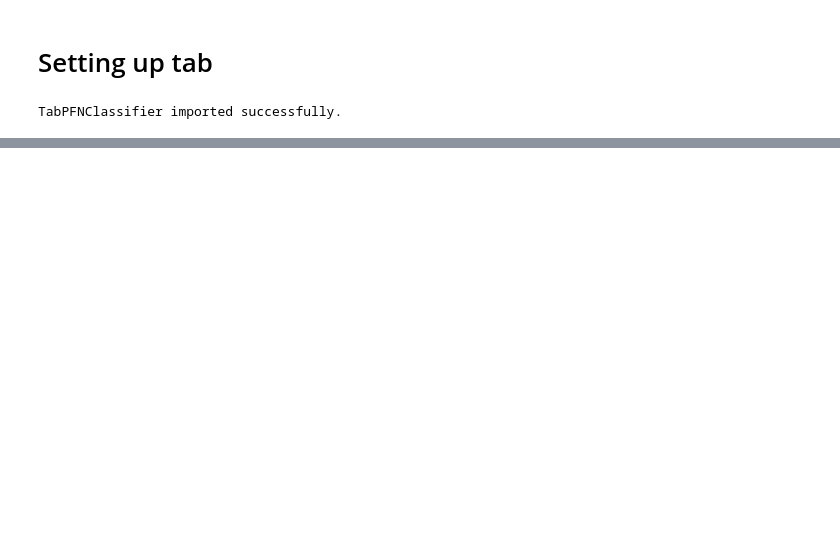
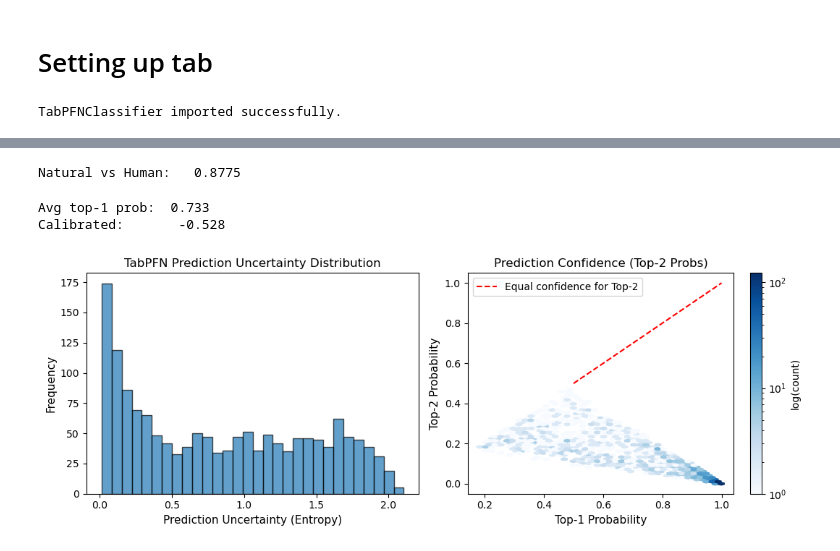
Before and after one commit to ilu24/eaee4000, a Jupyter notebook: 8_tab.ipynb, the cells around one changed output, grey strips where cells are left out. Saved outputs shown, nothing was run; the diff lists cells and outputs as text; code cells hidden in the pictures; blank space fills up the shorter version.

```diff
--- a/8_tab.ipynb
+++ b/8_tab.ipynb
@@ -209,0 +215,52 @@ tensor(False)
+# %%
+# Natural vs human accuarcy
+natural_idx = np.where(label_encoder.classes_ == 'Natural')[0][0]  # Find Natural class index
+y_test_binary = (y_test == natural_idx).astype(int)  # 1=Natural, 0=Human
+y_pred_binary = (y_pred == natural_idx).astype(int)
+
+natural_human_accuracy = accuracy_score(y_test_binary, y_pred_binary)
+
+print(f"Natural vs Human:   {natural_human_accuracy:.4f}")
+# %% [output]
+Natural vs Human:   0.8775
+# %%
+import matplotlib.pyplot as plt
+import numpy as np
+
+from scipy.stats import entropy
+uncertainties = entropy(y_pred_test, axis=1)  # Higher = more uncertain
+
+correct = (tabpfn_classifier.predict(X_test) == y_test)
+
+print(f"Avg top-1 prob:  {np.mean(top1_prob):.3f}")
+print(f"Calibrated:       {np.corrcoef(uncertainties, correct.astype(int))[0,1]:.3f}")
+# %% [output]
+Avg top-1 prob:  0.733
+Calibrated:       -0.528
+# %%
+plt.figure(figsize=(16, 4))  # wider figure
+
+# 1. Uncertainty histogram
+plt.subplot(1, 3, 1)
+plt.hist(uncertainties, bins=30, alpha=0.7, edgecolor='black')
+plt.xlabel('Prediction Uncertainty (Entropy)', fontsize=11)
+plt.ylabel('Frequency', fontsize=11)
+plt.title('TabPFN Prediction Uncertainty Distribution', fontsize=12)
+
+# 2. Top-2 probabilities (confidence)
+top1_prob = np.max(y_pred_test, axis=1)
+top2_prob = np.partition(y_pred_test, -2, axis=1)[:, -2]
+
+plt.subplot(1, 3, 2)
+hb = plt.hexbin(top1_prob, top2_prob, gridsize=40, cmap='Blues', bins='log')
+plt.plot([0.5, 1], [0.5, 1], 'r--', label='Equal confidence for Top-2')
+plt.xlabel('Top-1 Probability', fontsize=11)
+plt.ylabel('Top-2 Probability', fontsize=11)
+plt.title('Prediction Confidence (Top-2 Probs)', fontsize=12)
+plt.colorbar(hb, label='log(count)')
+plt.legend()
+
+plt.tight_layout()  # <-- spreads things out nicely
+plt.show()
+# %% [output]
+[figure, added]
```
Also changed, not shown: parts of 14 cells of this notebook, 1 other file.
